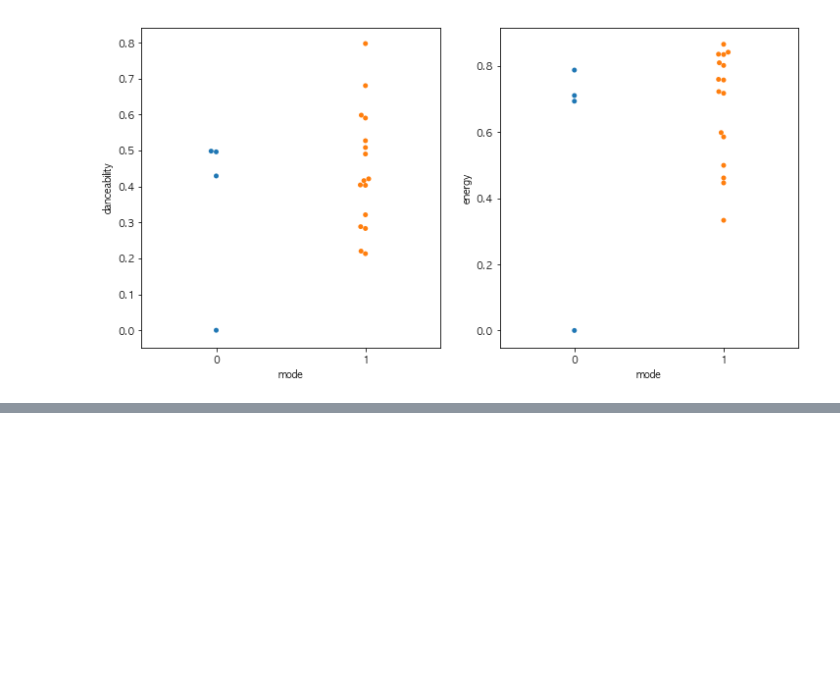
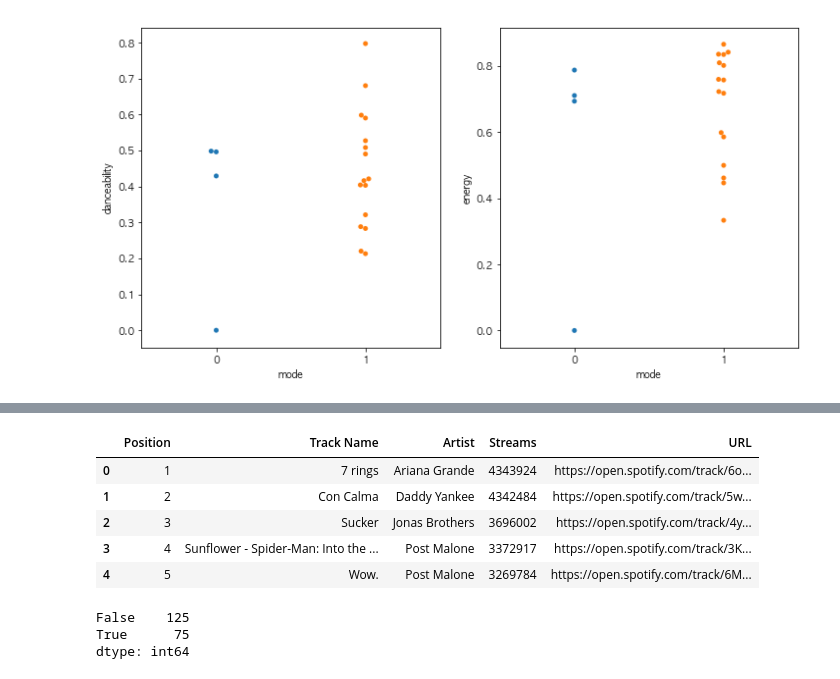
Before and after one commit to kentaojapi/dataanalytics-spotify-artist-data, a Jupyter notebook: SpotifyAnalytics.ipynb, the cells around one changed output, grey strips where cells are left out. Drawn from its saved outputs; the diff is of its cells as text; code cells hidden in the pictures; blank space fills up the shorter version.

```diff
--- a/SpotifyAnalytics.ipynb
+++ b/SpotifyAnalytics.ipynb
@@ -122,0 +221,17 @@ sns.swarmplot(y='energy', x='mode', data=df_gaudies, ax=ax[1])
+# %%
+df = pd.read_csv('../content/audio-features/top200.csv', skiprows=1)
+df.head()
+# %% [output]
+|  | Position | Track Name | Artist | Streams | URL |
+| 0 | 1 | 7 rings | Ariana Grande | 4343924 | https://open.spotify.com/track/6o... |
+| 1 | 2 | Con Calma | Daddy Yankee | 4342484 | https://open.spotify.com/track/5w... |
+| 2 | 3 | Sucker | Jonas Brothers | 3696002 | https://open.spotify.com/track/4y... |
+| 3 | 4 | Sunflower - Spider-Man: Into the ... | Post Malone | 3372917 | https://open.spotify.com/track/3K... |
+| 4 | 5 | Wow. | Post Malone | 3269784 | https://open.spotify.com/track/6M... |
+# %%
+# Count duplications.
+print(df.duplicated(subset='Artist').value_counts())
+# %% [output]
+False    125
+True      75
+dtype: int64
```
Also changed, not shown: parts of 31 cells of this notebook.
